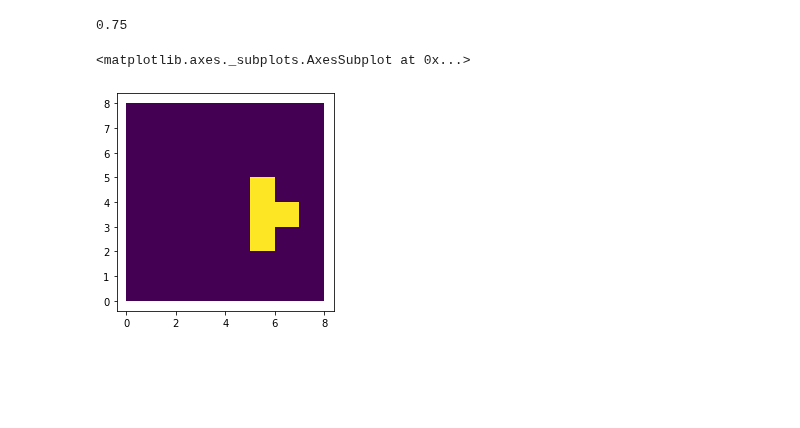
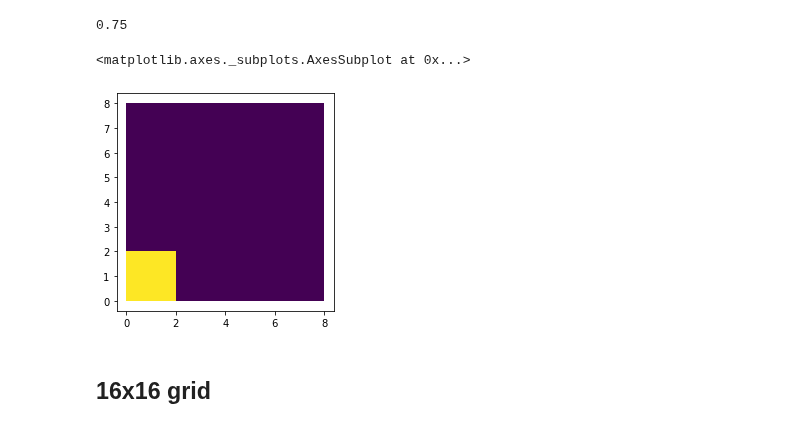
Before and after one commit to mggg/census-diff-privacy, a Jupyter notebook: hierarchy_model/grid_hierarchy_model.ipynb, the cells around one changed output. Cells and saved outputs as stored; diff of their text form; code cells hidden in the pictures; blank space fills up the shorter version.

```diff
--- a/hierarchy_model/grid_hierarchy_model.ipynb
+++ b/hierarchy_model/grid_hierarchy_model.ipynb
@@ -322,8 +357,10 @@ d[16]["parts"][5].plot()
 h_8_sq.assign_district_tree_varriance(d[16]["dicts"][5])
 # %% [output]
 0.75
-# %%
-d[4]["parts"][80].plot()
-# %% [output]
-<matplotlib.axes._subplots.AxesSubplot at 0x...>
-[figure, removed]
+# %%
+Partition(h_8_sq.graph, {n: int(n in [0,1,8,9]) for n in h_8_sq.graph.nodes}).plot()
+# %% [output]
+<matplotlib.axes._subplots.AxesSubplot at 0x...>
+[figure, added]
+# %% [markdown]
+## 16x16 grid
```
Also changed, not shown: parts of 28 cells of this notebook, 6 other files.
